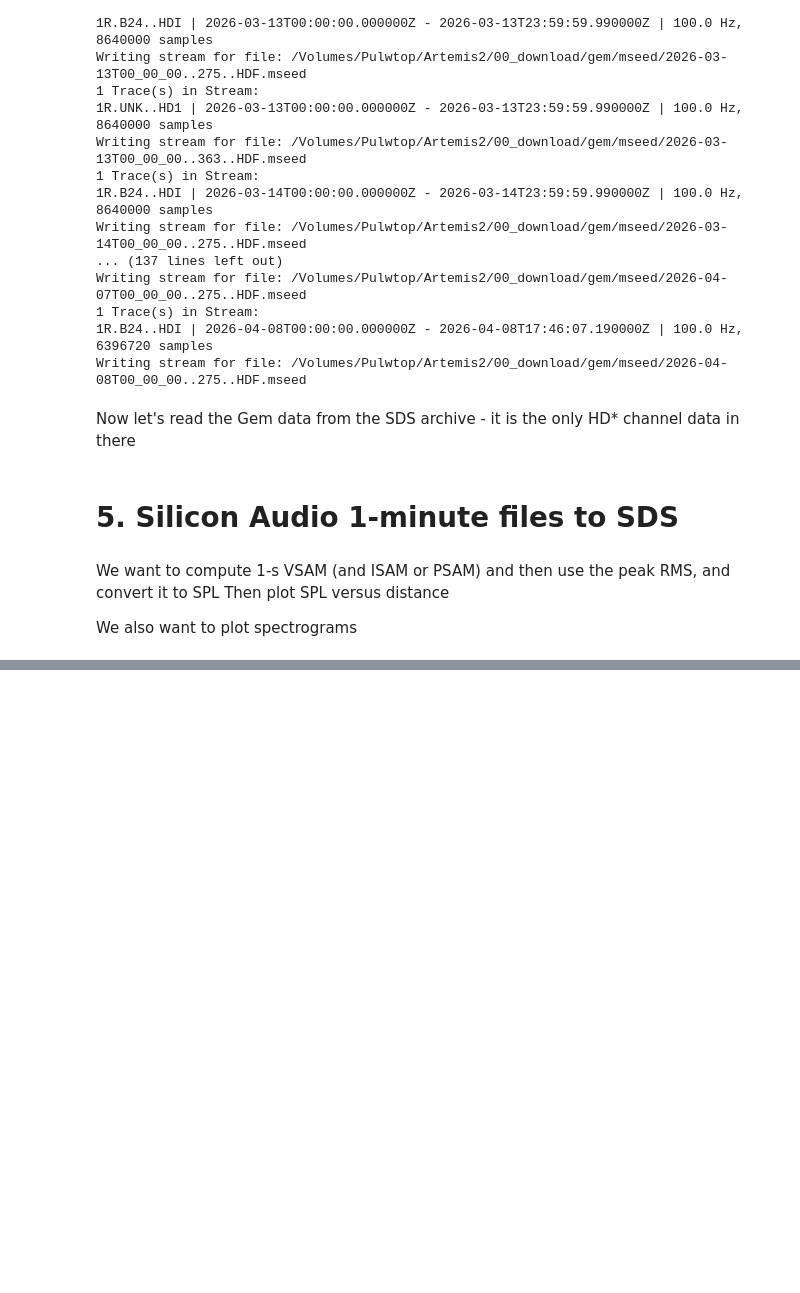
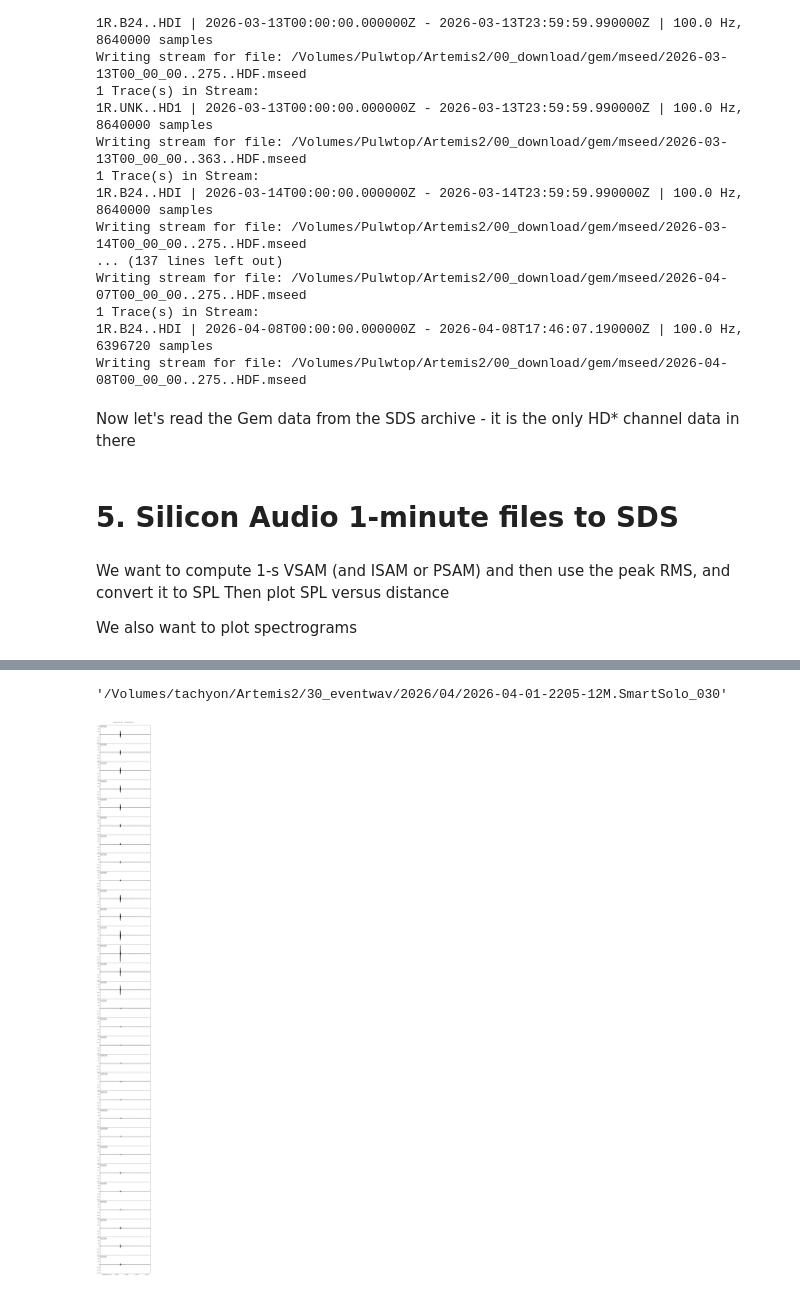
Before and after one commit to gthompson/KSCRocketSeismology, a Jupyter notebook: artemis2/05_download2sds.ipynb, the cells around one changed output, grey strips where cells are left out. Cells and saved outputs as stored; diff of their text form; code cells hidden in the pictures; blank space fills up the shorter version.

```diff
--- a/artemis2/05_download2sds.ipynb
+++ b/artemis2/05_download2sds.ipynb
@@ -301,0 +227,9 @@ We also want to plot spectrograms
+# %%
+st = client.get_waveforms(network='1R', station='*', location='*', channel='DP*', starttime=starttime, endtime=endtime)
+write_wavfile(st, WAV_PATH, 'SmartSolo', len(st))
+# %% [output]
+'/Volumes/tachyon/Artemis2/30_eventwav/2026/04/2026-04-01-2205-12M.SmartSolo_030'
+# %%
+st.plot(equal_scale=True);
+# %% [output]
+[figure, added]
```
Also changed, not shown: parts of 4 cells of this notebook, 2 other files.
